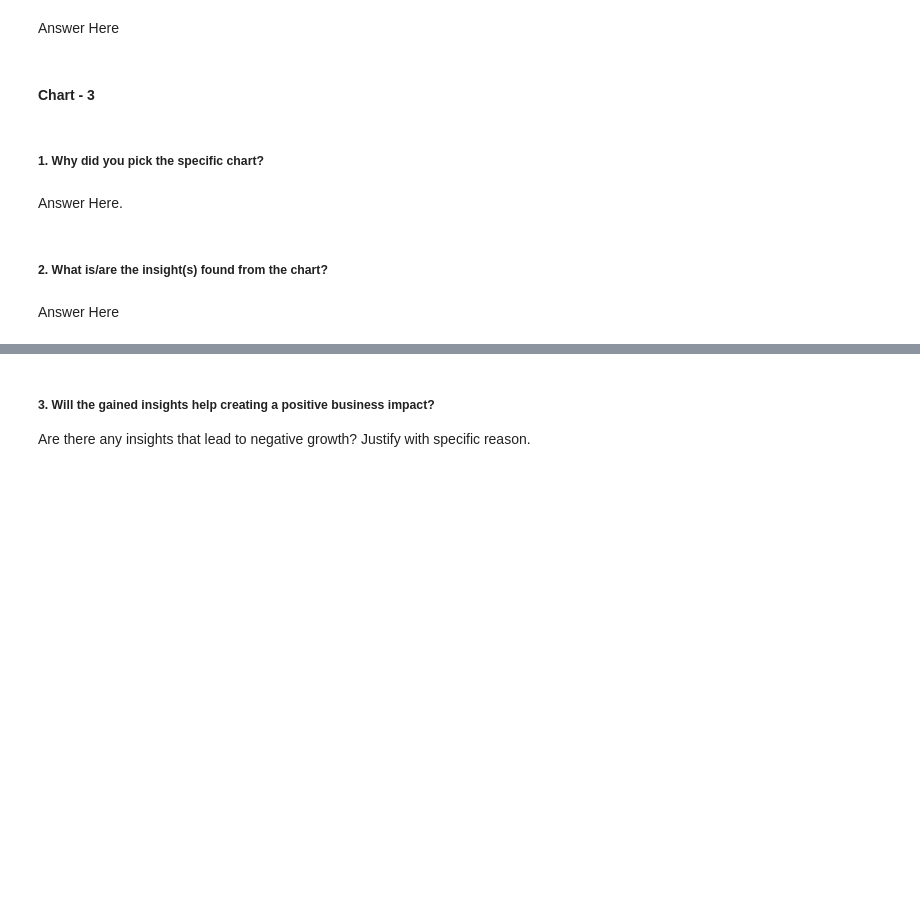
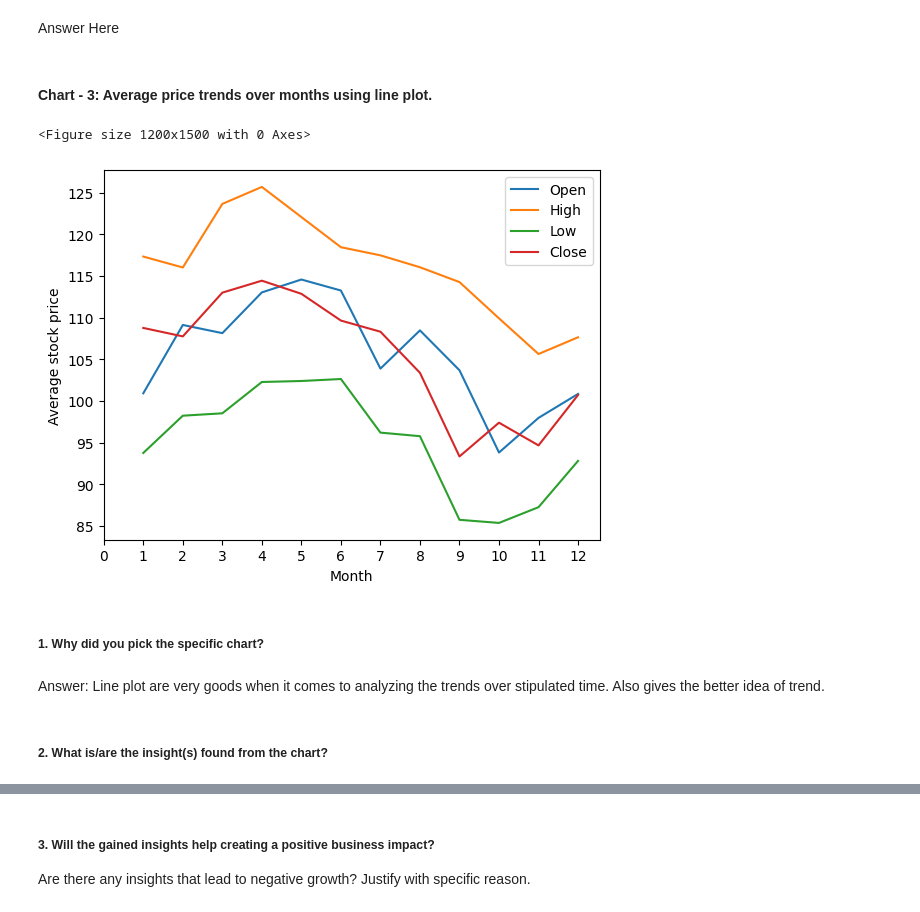
Before and after one commit to NIKHILNIGUDKAR/Yes-Bank-Stock-Closing-Price-Prediction, a Jupyter notebook: Yes_Bank_Stock_Closing_Price_Prediction.ipynb, the cells around one changed output, grey strips where cells are left out. Cells and saved outputs as stored; diff of their text form; code cells hidden in the pictures; blank space fills up the shorter version.

```diff
--- a/Yes_Bank_Stock_Closing_Price_Prediction.ipynb
+++ b/Yes_Bank_Stock_Closing_Price_Prediction.ipynb
@@ -860,5 +860,3 @@ After doing the log transformation the destribution becomes the normal
 Are there any insights that lead to negative growth? Justify with specific reason.
 # %% [markdown]
 Answer Here
-# %% [markdown]
-#### Chart - 3
@@ -867,8 +863,20 @@ Answer Here
+# %% [markdown]
+#### Chart - 3: Average price trends over months using line plot.
+# %%
+# Chart - 3 visualization code
+fig = plt.figure(figsize=(12,15))
+
+df.groupby('Month').aggregate({'Open' : 'mean', 'High' : 'mean', 'Low' : 'mean', 'Close' : 'mean'}).plot()
+
+plt.xticks(np.arange(13))
+plt.ylabel('Average stock price')
+plt.show()
+# %% [output]
+<Figure size 1200x1500 with 0 Axes>
+[figure, added]
 # %% [markdown]
 ##### 1. Why did you pick the specific chart?
-# %% [markdown]
-Answer Here.
+# %% [markdown]
+Answer: Line plot are very goods when it comes to analyzing the trends over stipulated time. Also gives the better idea of trend.
 # %% [markdown]
 ##### 2. What is/are the insight(s) found from the chart?
-# %% [markdown]
-Answer Here
```
Also changed, not shown: parts of 183 cells of this notebook.
